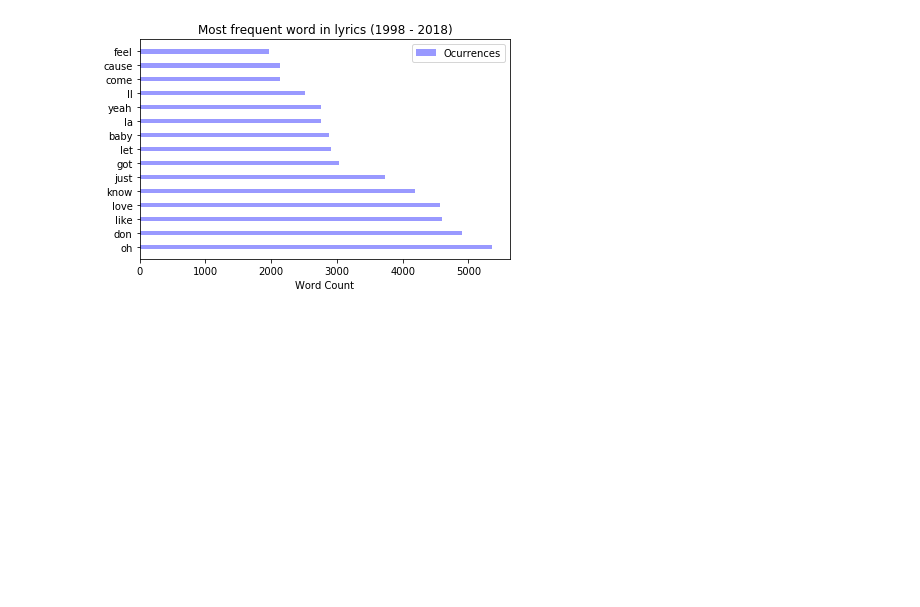
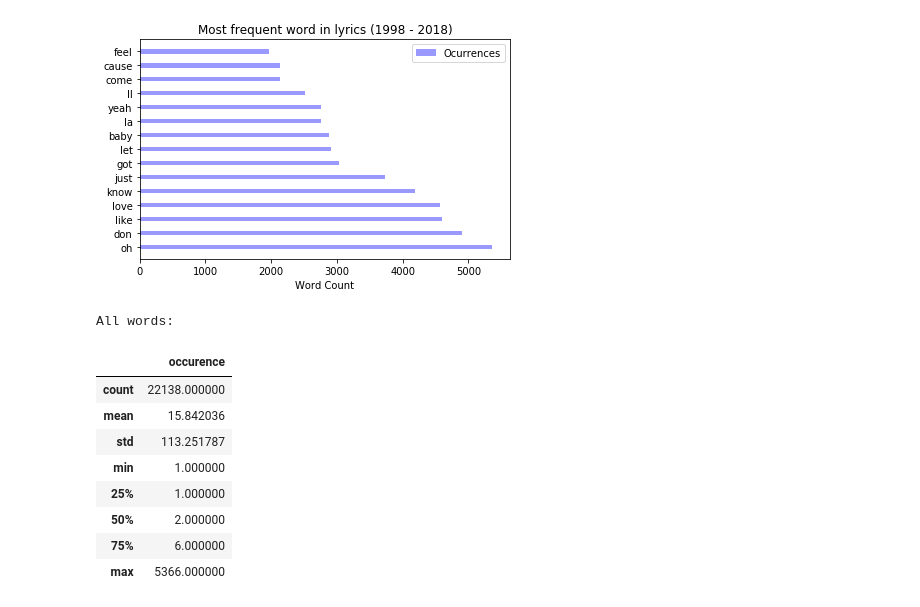
Before and after one commit to widmerin/LyricsAnalyzer, a Jupyter notebook: nbStep2.ipynb, the cells around one changed output. Drawn from its saved outputs; the diff is of its cells as text; code cells hidden in the pictures; blank space fills up the shorter version.

Commit message:
descriptive stats

```diff
--- a/nbStep2.ipynb
+++ b/nbStep2.ipynb
@@ -62,3 +62,20 @@ title = chartTitle(data.date) ## Get years for plot title
 plotTopWords(common_words,title) ## Plot most common words
 # %% [output]
 [figure]
+# %%
+### Descriptive stats of words for all data (1998 - 2018)
+## Get all words
+df_all = pd.DataFrame(get_top_n_words(data.lyrics), columns=['word', 'occurence'])
+print("All words:")
+df_all.describe()
+# %% [output]
+All words:
+|  | occurence |
+| count | 22138.000000 |
+| mean | 15.842036 |
+| std | 113.251787 |
+| min | 1.000000 |
+| 25% | 1.000000 |
+| 50% | 2.000000 |
+| 75% | 6.000000 |
+| max | 5366.000000 |
```
Also changed, not shown: parts of 6 cells of this notebook.
